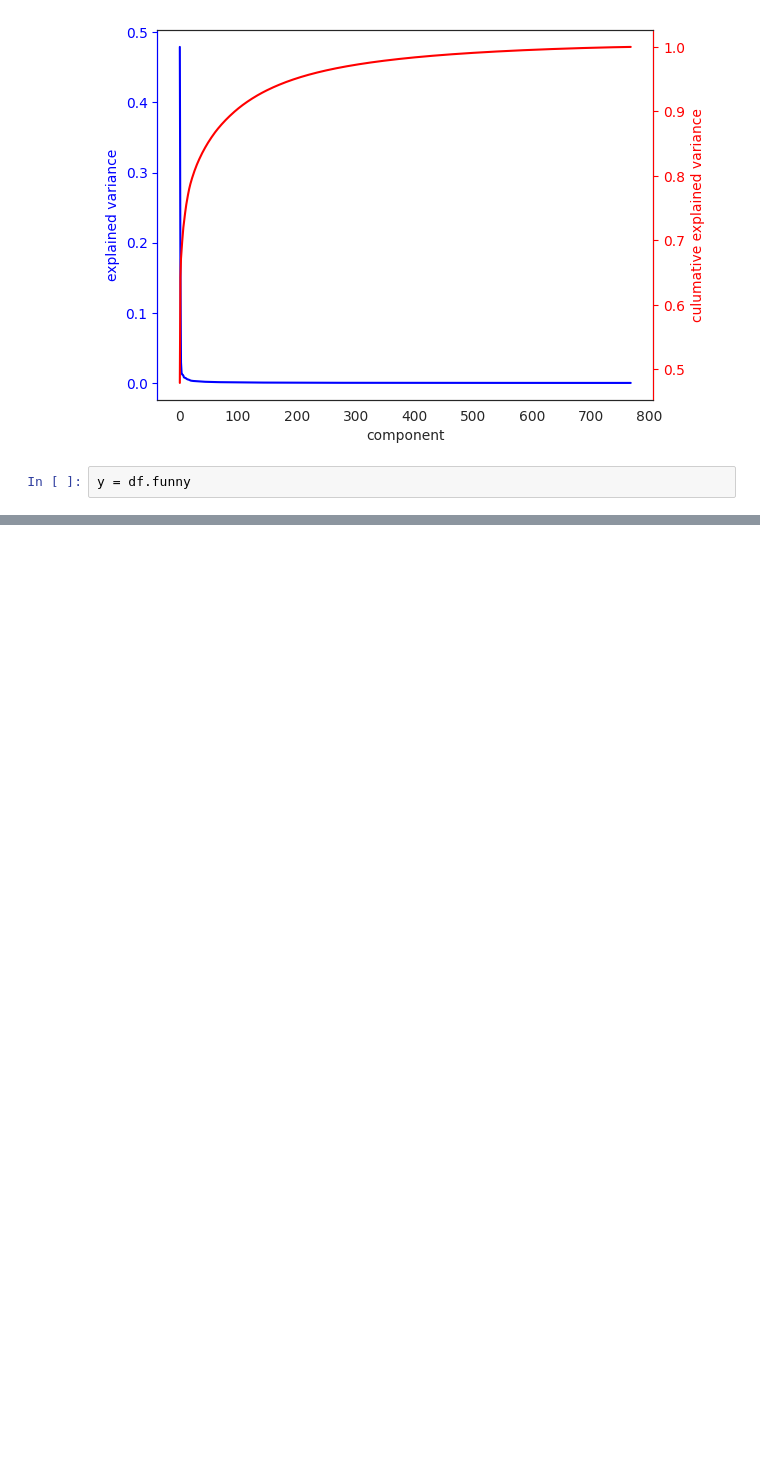
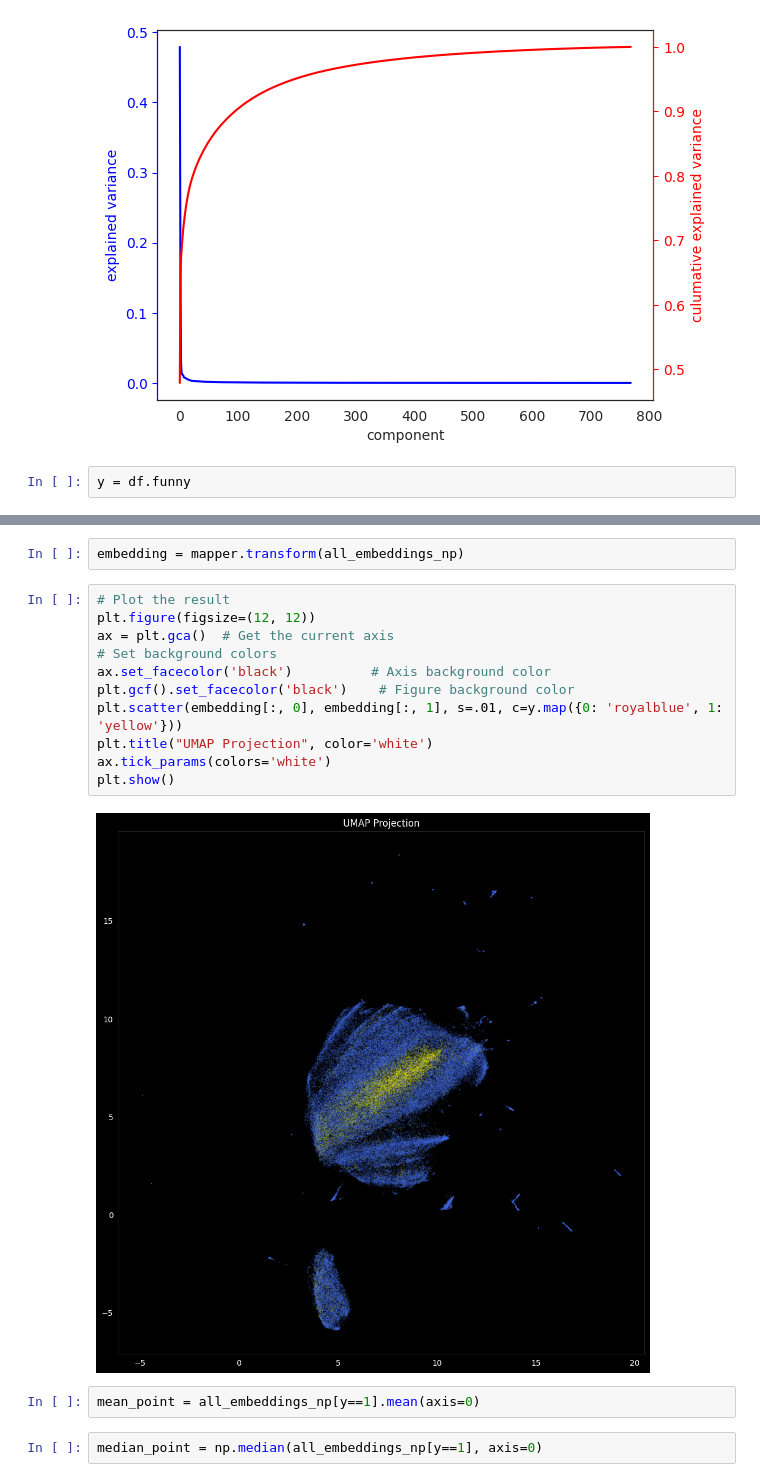
Before and after one commit to mikachou/funnypress-data-study, a Jupyter notebook: notebooks/02_analyse_2_3_bert.ipynb, the cells around one changed output, grey strips where cells are left out. Saved outputs shown, nothing was run; the diff lists cells and outputs as text; blank space fills up the shorter version.

```diff
--- a/notebooks/02_analyse_2_3_bert.ipynb
+++ b/notebooks/02_analyse_2_3_bert.ipynb
@@ -135,0 +136,19 @@ umap.plot.points(mapper, labels=y, background='black', color_key_cmap='spring',
+# %%
+embedding = mapper.transform(all_embeddings_np)
+# %%
+# Plot the result
+plt.figure(figsize=(12, 12))
+ax = plt.gca()  # Get the current axis
+# Set background colors
+ax.set_facecolor('black')          # Axis background color
+plt.gcf().set_facecolor('black')    # Figure background color
+plt.scatter(embedding[:, 0], embedding[:, 1], s=.01, c=y.map({0: 'royalblue', 1: 'yellow'}))
+plt.title("UMAP Projection", color='white')
+ax.tick_params(colors='white')
+plt.show()
+# %% [output]
+[figure, added]
+# %%
+mean_point = all_embeddings_np[y==1].mean(axis=0)
+# %%
+median_point = np.median(all_embeddings_np[y==1], axis=0)
```
Also changed, not shown: parts of 12 cells of this notebook.
